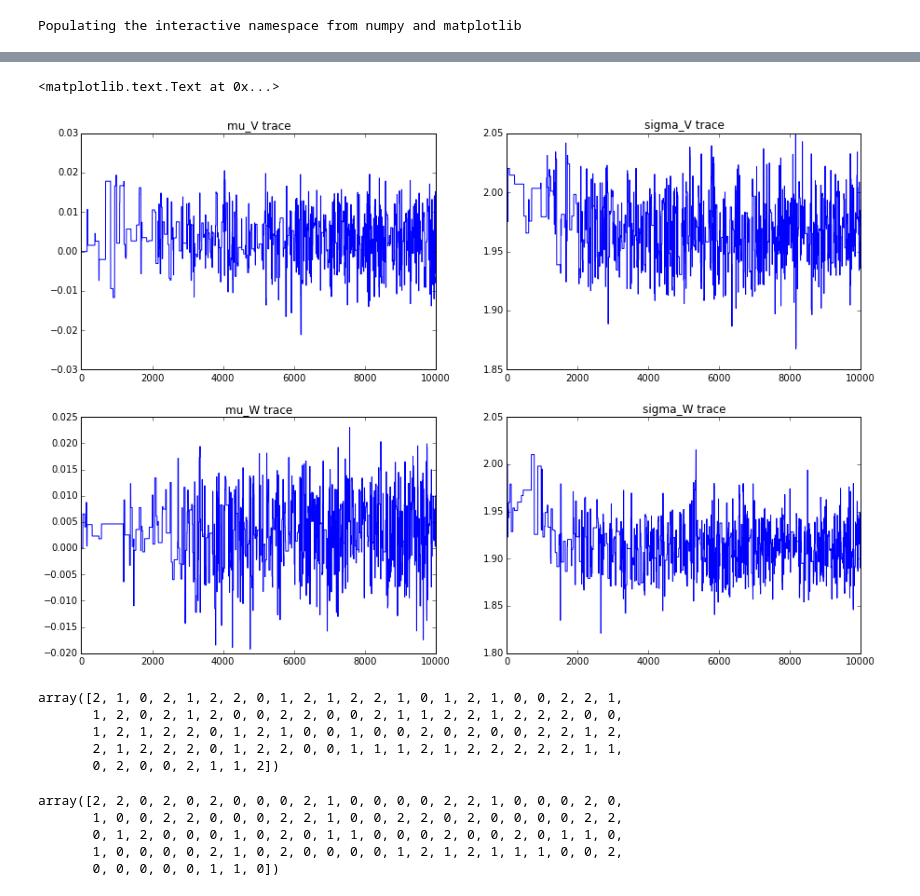
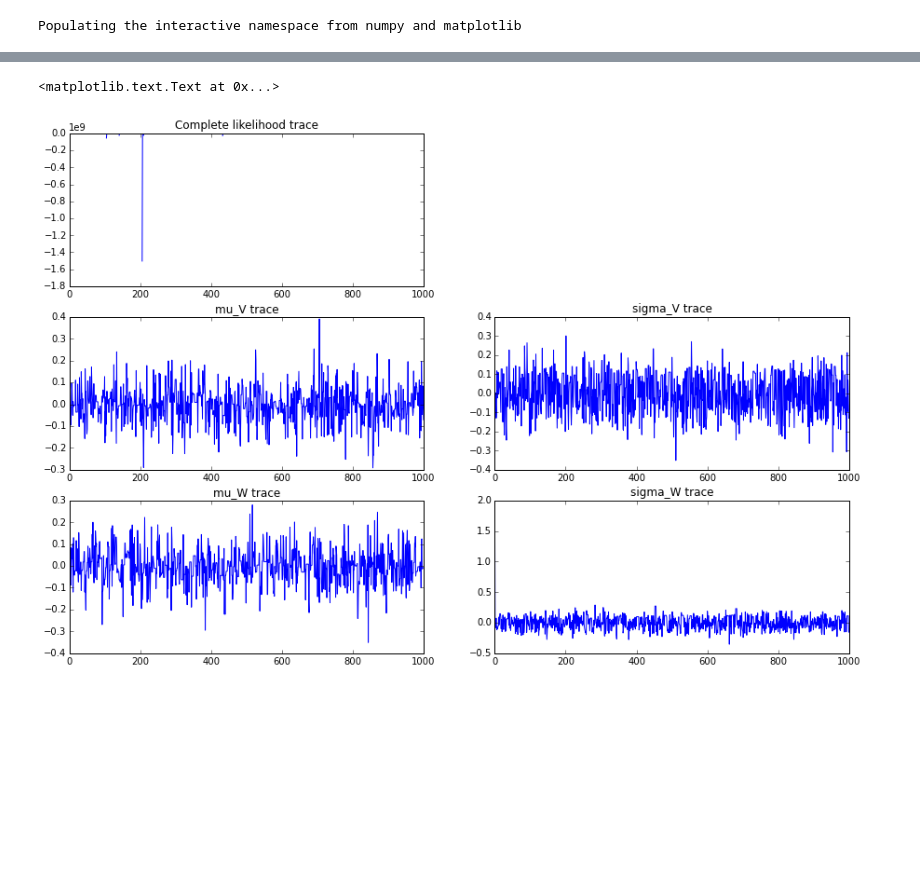
Before and after one commit to CompSquad/qmmc, a Jupyter notebook: examples/RFQ BNPP.ipynb, the cells around one changed output, grey strips where cells are left out. Cells and saved outputs as stored; diff of their text form; code cells hidden in the pictures; blank space fills up the shorter version.

```diff
--- a/examples/RFQ BNPP.ipynb
+++ b/examples/RFQ BNPP.ipynb
@@ -24,6 +32,12 @@ df = df[df["Y"] > -2]
 n = 1
 dd = df[df["NbDealers"] == n + 1]
 
-Y = dd["Y"].values
+Y = Value(dd["Y"].values)
+
 I = dd["TradeStatus"].values
+II = np.empty(I.shape[0], dtype=int)
+II[I == "Done"] = 2
+II[I == "TradedAway"] = 1
+II[I == "NotTraded"] = 0
+II = Value(II)
 # %%
@@ -97,2 +85,2 @@ print mu_W.value, sigma_W.value
 # %%
-model = pymc.Model([mu_V, sigma_V, V, mu_W, sigma_W, W, S, flip])
+model = Model([mu_V, sigma_V, V, mu_W, sigma_W, W, S, I])
@@ -115,35 +95,28 @@ sigma_W_samples = mcmc.trace('sigma_W')[:]
+# %%
+mu_V_samples = model.samplers['mu_V'].get_history()
+sigma_V_samples = model.samplers['sigma_V'].get_history()
+mu_W_samples = model.samplers['mu_W'].get_history()
+sigma_W_samples = model.samplers['sigma_W'].get_history()
 # %%
 plt.figure(figsize=(15, 10))
 
-plt.subplot(2, 2, 1)
+plt.subplot(3, 2, 1)
+plt.plot(model.logp_history)
+plt.title("Complete likelihood trace")
+
+plt.subplot(3, 2, 3)
 plt.plot(mu_V_samples)
 plt.title("mu_V trace")
-plt.subplot(2, 2, 2)
+plt.subplot(3, 2, 4)
 plt.plot(sigma_V_samples)
 plt.title("sigma_V trace")
 
-plt.subplot(2, 2, 3)
+plt.subplot(3, 2, 5)
 plt.plot(mu_W_samples)
 plt.title("mu_W trace")
-plt.subplot(2, 2, 4)
+plt.subplot(3, 2, 6)
 plt.plot(sigma_W_samples)
 plt.title("sigma_W trace")
 # %% [output]
 <matplotlib.text.Text at 0x...>
-[figure, old version]
+[figure, new version]
-# %%
-S.value[:100]
-# %% [output]
-array([2, 1, 0, 2, 1, 2, 2, 0, 1, 2, 1, 2, 2, 1, 0, 1, 2, 1, 0, 0, 2, 2, 1,
-       1, 2, 0, 2, 1, 2, 0, 0, 2, 2, 0, 0, 2, 1, 1, 2, 2, 1, 2, 2, 2, 0, 0,
-       1, 2, 1, 2, 2, 0, 1, 2, 1, 0, 0, 1, 0, 0, 2, 0, 2, 0, 0, 2, 2, 1, 2,
-       2, 1, 2, 2, 2, 0, 1, 2, 2, 0, 0, 1, 1, 1, 2, 1, 2, 2, 2, 2, 2, 1, 1,
-       0, 2, 0, 0, 2, 1, 1, 2])
-# %%
-flip.value[:100]
-# %% [output]
-array([2, 2, 0, 2, 0, 2, 0, 0, 0, 2, 1, 0, 0, 0, 0, 2, 2, 1, 0, 0, 0, 2, 0,
-       1, 0, 0, 2, 2, 0, 0, 0, 2, 2, 1, 0, 0, 2, 2, 0, 2, 0, 0, 0, 0, 2, 2,
-       0, 1, 2, 0, 0, 0, 1, 0, 2, 0, 1, 1, 0, 0, 0, 2, 0, 0, 2, 0, 1, 1, 0,
-       1, 0, 0, 0, 0, 2, 1, 0, 2, 0, 0, 0, 0, 1, 2, 1, 2, 1, 1, 1, 0, 0, 2,
-       0, 0, 0, 0, 0, 1, 1, 0])
```
Also changed, not shown: parts of 14 cells of this notebook, 16 other files.
